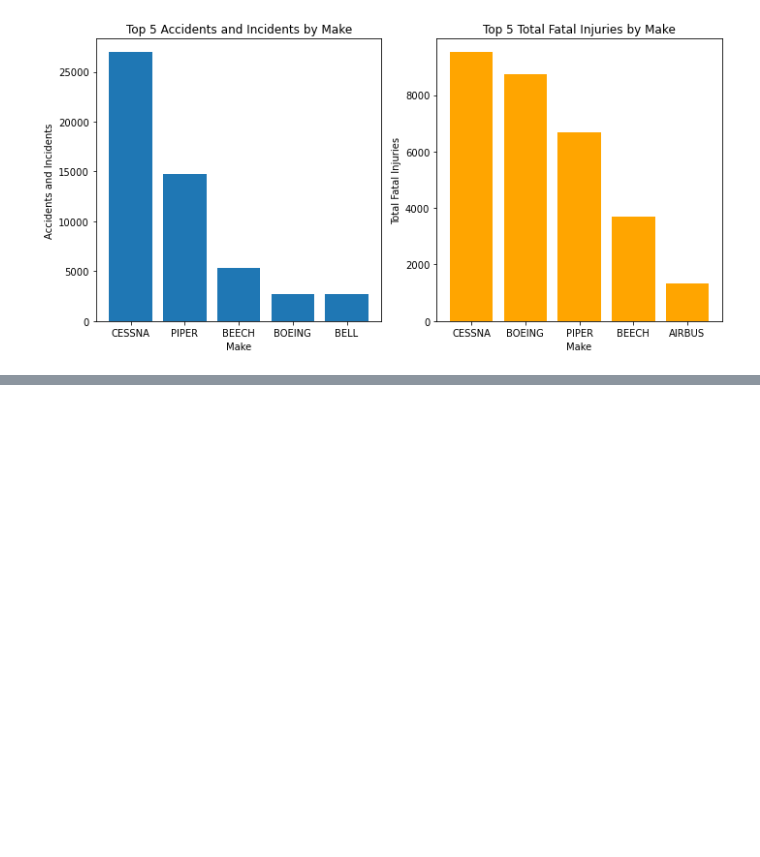
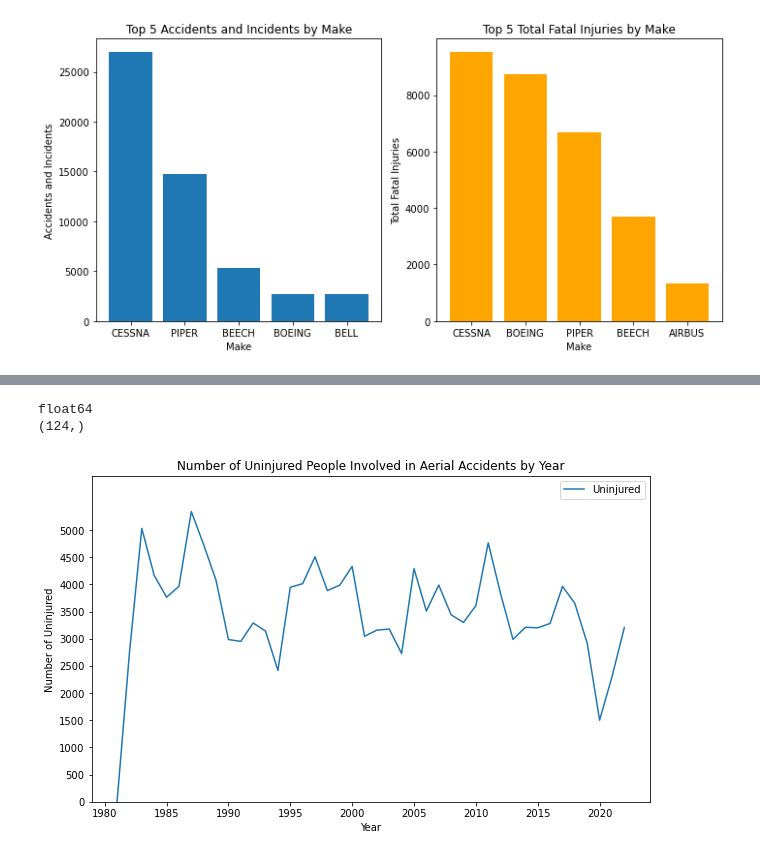
Before and after one commit to chrismiley87/aircraft-safety-analysis, a Jupyter notebook: notebook.ipynb, the cells around one changed output, grey strips where cells are left out. Cells and saved outputs as stored; diff of their text form; code cells hidden in the pictures; blank space fills up the shorter version.

Commit message:
Finishing Graphs

```diff
--- a/notebook.ipynb
+++ b/notebook.ipynb
@@ -726,6 +726,8 @@ Name: count, dtype: int64
 # %%
 #capitalize Unk in Weather_Condition column
 aircraft_df.loc[aircraft_df.Weather_Condition == 'Unk', 'Weather_Condition'] = 'UNK'
+#fill empty values with UNK
+aircraft_df.Weather_Condition.fillna("UNK", inplace=True)
 aircraft_df.Weather_Condition.value_counts(dropna=False)
 # %% [output]
 Weather_Condition
@@ -1138,3 +1139,9 @@ plt.tight_layout()
 plt.show()
 # %% [output]
 [figure]
+# %%
+#change the Event_Date column to datetimelike values
+aircraft_df['Event_Date'] = pd.to_datetime(aircraft_df['Event_Date'])
+#create a Year column from the Event_Date values
+aircraft_df['Year'] = aircraft_df['Event_Date'].dt.year
+aircraft_df['Year']
@@ -1140,0 +1161,7 @@ plt.show()
+# %%
+#group the data into a frame containing Year, Weather_Condition, Total_Fatal_Injuries, Total_Serious_Injuries, Total_Minor_Injuries, Total_Uninjured
+injured_grouped_df = aircraft_df.groupby(['Year', 'Weather_Condition']).agg({'Total_Fatal_Injuries': 'sum', 'Total_Serious_Injuries': 'sum', 'Total_Minor_Injuries': 'sum', 'Total_Uninjured': 'sum'}).reset_index()
+injured_grouped_df.Year = injured_grouped_df.Year.astype(int)
+injured_grouped_df = injured_grouped_df[injured_grouped_df.Year >= 1980]
+injured_grouped_df = injured_grouped_df.reset_index(drop=True)
+injured_grouped_df
@@ -1140,0 +1182,6 @@ plt.show()
+# %%
+print(injured_grouped_df['Total_Fatal_Injuries'].dtype)
+print(injured_grouped_df['Total_Fatal_Injuries'].shape)
+# %% [output]
+float64
+(124,)
@@ -1140,0 +1190,13 @@ plt.show()
+# %%
+plt.figure(figsize=(10, 6))
+sns.lineplot(data=injured_grouped_df, x='Year', y='Total_Uninjured', label='Uninjured', ci=None)
+plt.xlabel('Year')
+plt.ylabel('Number of Uninjured')
+plt.title('Number of Uninjured People Involved in Aerial Accidents by Year')
+plt.xticks(range(1980, 2023, 5))
+plt.yticks(range(0, 5500, 500))
+plt.ylim(0, 6000)
+plt.legend()
+plt.show()
+# %% [output]
+[figure, added]
```
Also changed, not shown: parts of 12 cells of this notebook.
